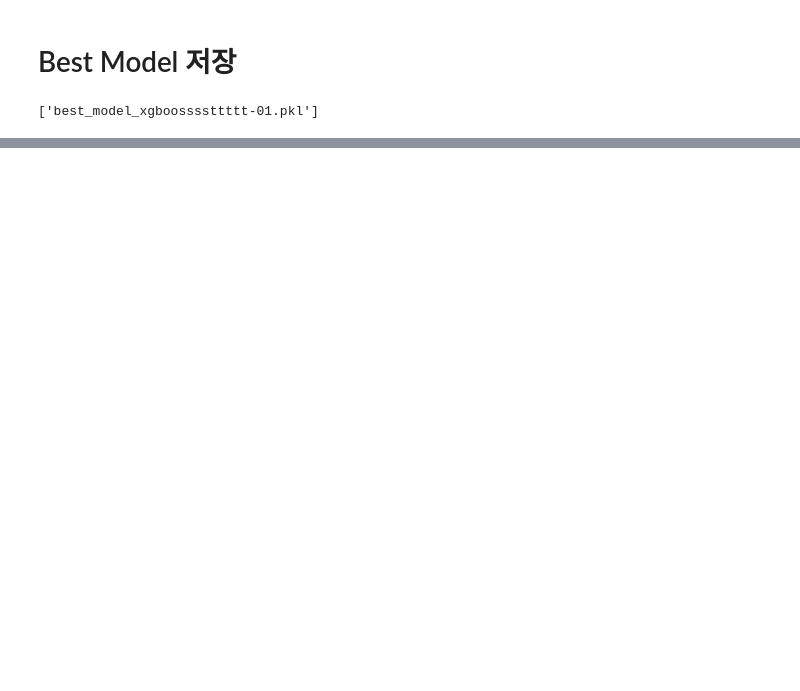
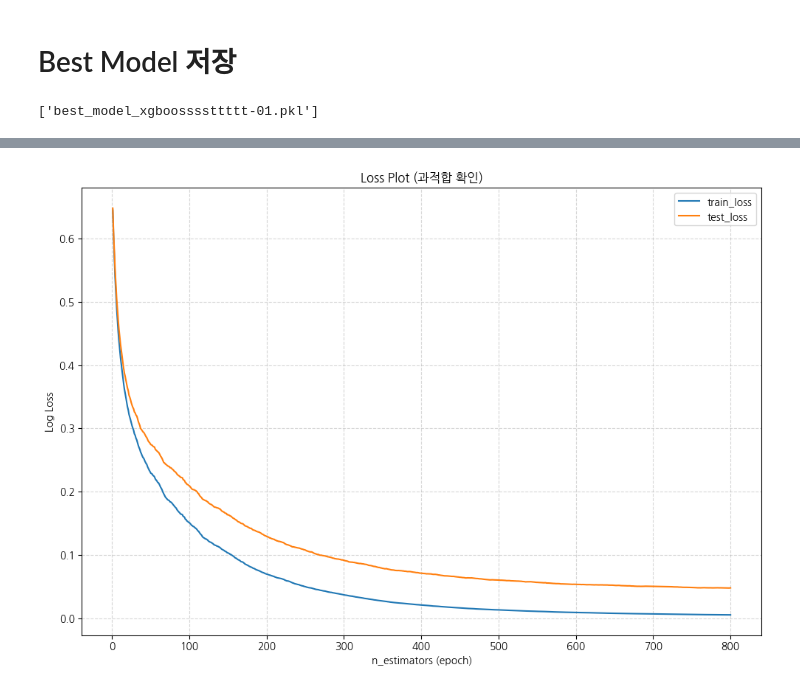
Before and after one commit to SKNETWORKS-FAMILY-AICAMP/SKN27-2nd-4TEAM, a Jupyter notebook: src/modeling/model_pcj.ipynb, the cells around one changed output, grey strips where cells are left out. Cells and saved outputs as stored; diff of their text form; code cells hidden in the pictures; blank space fills up the shorter version.

```diff
--- a/src/modeling/model_pcj.ipynb
+++ b/src/modeling/model_pcj.ipynb
@@ -558,0 +981,39 @@ Satisf: ['Satisfaction_Per_Order']
+# %%
+# ── Loss Plot: n_estimators(epoch)별 train_loss vs test_loss ──────────
+from sklearn.metrics import log_loss
+
+set_seed(42)
+# best_model의 파라미터를 그대로 가져와서 사용
+params = best_model.get_params()
+params.pop('n_estimators')  # n_estimators는 루프에서 직접 제어
+
+xgb_loss = XGBClassifier(**params)
+
+epoch_lst      = []
+train_loss_lst = []
+test_loss_lst  = []
+
+for n in range(1, 801):  # 1 ~ 100 estimators (epoch 역할)
+    xgb_loss.set_params(n_estimators=n)
+    xgb_loss.fit(X_tr, y_tr)
+
+    train_prob = xgb_loss.predict_proba(X_tr)[:, 1]
+    test_prob  = xgb_loss.predict_proba(X_te)[:, 1]
+
+    epoch_lst.append(n)
+    train_loss_lst.append(log_loss(y_tr, train_prob))
+    test_loss_lst.append(log_loss(y_te, test_prob))
+
+# Loss Plot 시각화
+plt.figure(figsize=(10, 7))
+plt.plot(epoch_lst, train_loss_lst, label='train_loss')
+plt.plot(epoch_lst, test_loss_lst,  label='test_loss')
+plt.xlabel('n_estimators (epoch)')
+plt.ylabel('Log Loss')
+plt.title('Loss Plot (과적합 확인)')
+plt.legend()
+plt.grid(True, linestyle='--', alpha=0.5)
+plt.tight_layout()
+plt.show()
+# %% [output]
+[figure, added]
```
Also changed, not shown: parts of 34 cells of this notebook, 3 other files.
